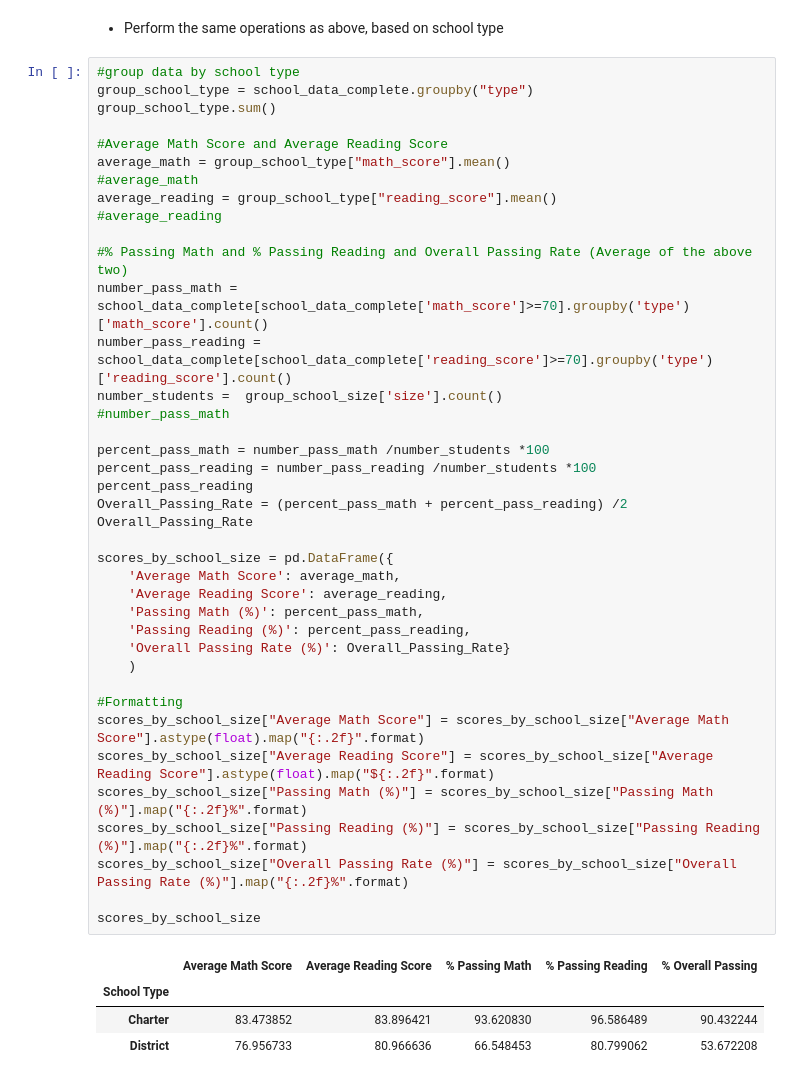
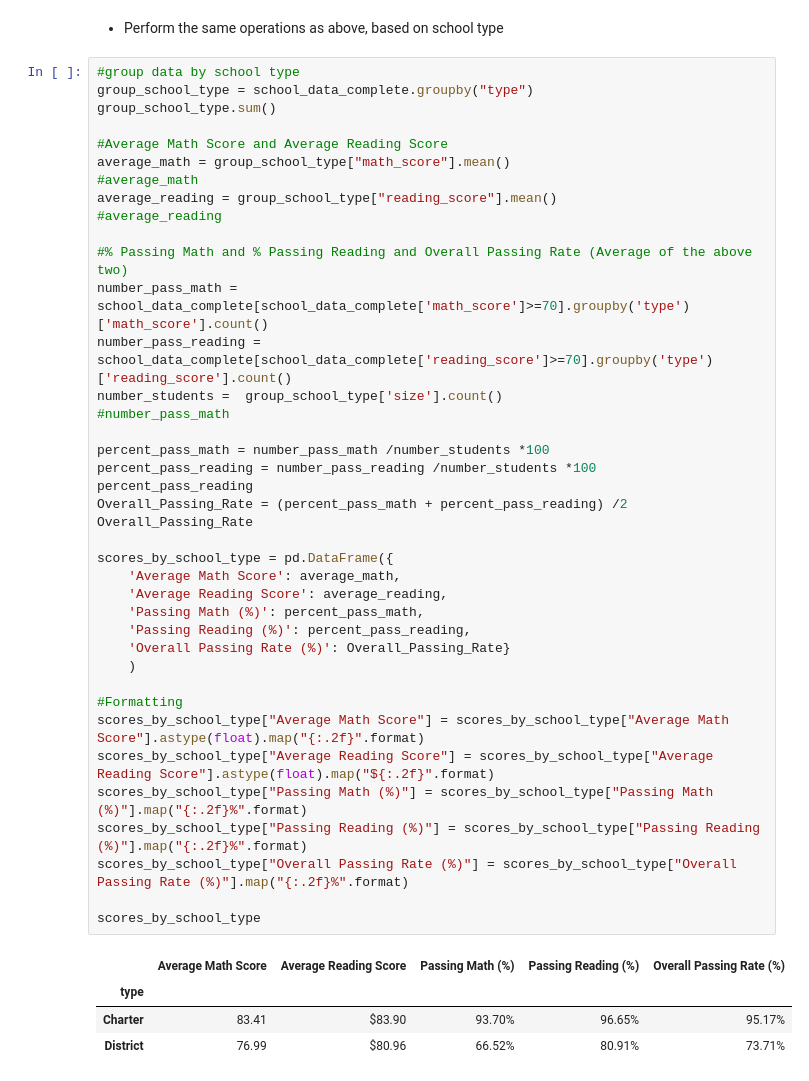
Before and after one commit to TinaKuo77/Pandas-Challenge, a Jupyter notebook: PyCitySchools/PyCitySchools_Summary.ipynb, the cells around one changed output. Drawn from its saved outputs; the diff is of its cells as text.

Commit message:
PyCitySchools

```diff
--- a/PyCitySchools/PyCitySchools_Summary.ipynb
+++ b/PyCitySchools/PyCitySchools_Summary.ipynb
@@ -496,42 +496,42 @@ scores_by_school_size
 group_school_type = school_data_complete.groupby("type")
 group_school_type.sum()
 
 #Average Math Score and Average Reading Score
 average_math = group_school_type["math_score"].mean()
 #average_math
 average_reading = group_school_type["reading_score"].mean()
 #average_reading
 
 #% Passing Math and % Passing Reading and Overall Passing Rate (Average of the above two)
 number_pass_math = school_data_complete[school_data_complete['math_score']>=70].groupby('type')['math_score'].count()
 number_pass_reading = school_data_complete[school_data_complete['reading_score']>=70].groupby('type')['reading_score'].count()
-number_students =  group_school_size['size'].count()
+number_students =  group_school_type['size'].count()
 #number_pass_math
 
 percent_pass_math = number_pass_math /number_students *100
 percent_pass_reading = number_pass_reading /number_students *100
 percent_pass_reading
 Overall_Passing_Rate = (percent_pass_math + percent_pass_reading) /2
 Overall_Passing_Rate
 
-scores_by_school_size = pd.DataFrame({
+scores_by_school_type = pd.DataFrame({
     'Average Math Score': average_math,
     'Average Reading Score': average_reading,
     'Passing Math (%)': percent_pass_math,
     'Passing Reading (%)': percent_pass_reading,
     'Overall Passing Rate (%)': Overall_Passing_Rate}
     )
 
 #Formatting
-scores_by_school_size["Average Math Score"] = scores_by_school_size["Average Math Score"].astype(float).map("{:.2f}".format)
-scores_by_school_size["Average Reading Score"] = scores_by_school_size["Average Reading Score"].astype(float).map("${:.2f}".format)
-scores_by_school_size["Passing Math (%)"] = scores_by_school_size["Passing Math (%)"].map("{:.2f}%".format)
-scores_by_school_size["Passing Reading (%)"] = scores_by_school_size["Passing Reading (%)"].map("{:.2f}%".format)
-scores_by_school_size["Overall Passing Rate (%)"] = scores_by_school_size["Overall Passing Rate (%)"].map("{:.2f}%".format)
+scores_by_school_type["Average Math Score"] = scores_by_school_type["Average Math Score"].astype(float).map("{:.2f}".format)
+scores_by_school_type["Average Reading Score"] = scores_by_school_type["Average Reading Score"].astype(float).map("${:.2f}".format)
+scores_by_school_type["Passing Math (%)"] = scores_by_school_type["Passing Math (%)"].map("{:.2f}%".format)
+scores_by_school_type["Passing Reading (%)"] = scores_by_school_type["Passing Reading (%)"].map("{:.2f}%".format)
+scores_by_school_type["Overall Passing Rate (%)"] = scores_by_school_type["Overall Passing Rate (%)"].map("{:.2f}%".format)
 
-scores_by_school_size
+scores_by_school_type
 # %% [output]
-|  | Average Math Score | Average Reading Score | % Passing Math | % Passing Reading | % Overall Passing |
-| School Type |  |  |  |  |  |
-| Charter | 83.473852 | 83.896421 | 93.620830 | 96.586489 | 90.432244 |
-| District | 76.956733 | 80.966636 | 66.548453 | 80.799062 | 53.672208 |
+|  | Average Math Score | Average Reading Score | Passing Math (%) | Passing Reading (%) | Overall Passing Rate (%) |
+| type |  |  |  |  |  |
+| Charter | 83.41 | $83.90 | 93.70% | 96.65% | 95.17% |
+| District | 76.99 | $80.96 | 66.52% | 80.91% | 73.71% |
```
